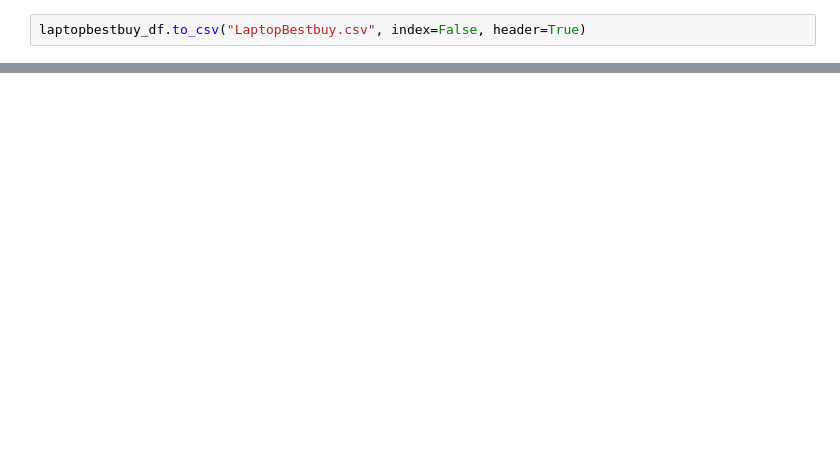
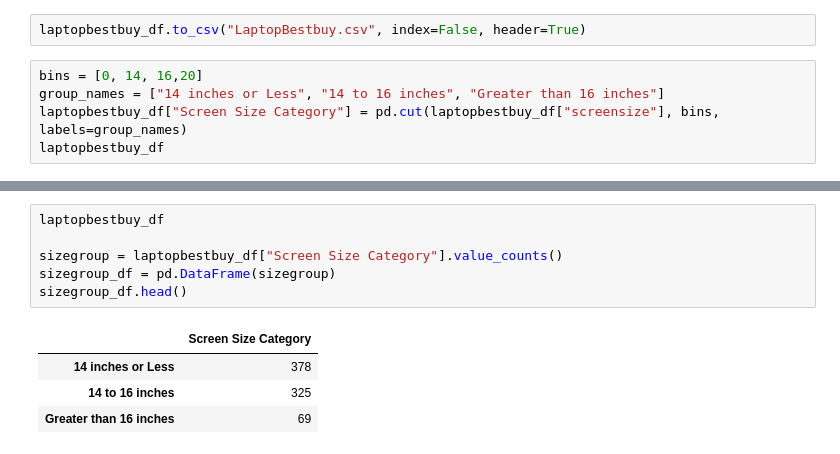
Before and after one commit to craigpreid/HackNSlack, a Jupyter notebook: LaptopBestbuy.ipynb, the cells around one changed output, grey strips where cells are left out. Saved outputs shown, nothing was run; the diff lists cells and outputs as text; blank space fills up the shorter version.

```diff
--- a/LaptopBestbuy.ipynb
+++ b/LaptopBestbuy.ipynb
@@ -80,2 +104,7 @@ laptopbestbuy_df
 # %%
 laptopbestbuy_df.to_csv("LaptopBestbuy.csv", index=False, header=True)
+# %%
+bins = [0, 14, 16,20]
+group_names = ["14 inches or Less", "14 to 16 inches", "Greater than 16 inches"]
+laptopbestbuy_df["Screen Size Category"] = pd.cut(laptopbestbuy_df["screensize"], bins, labels=group_names)
+laptopbestbuy_df
@@ -81,0 +130,11 @@ laptopbestbuy_df.to_csv("LaptopBestbuy.csv", index=False, header=True)
+# %%
+laptopbestbuy_df
+
+sizegroup = laptopbestbuy_df["Screen Size Category"].value_counts()
+sizegroup_df = pd.DataFrame(sizegroup)
+sizegroup_df.head()
+# %% [output]
+|  | Screen Size Category |
+| 14 inches or Less | 378 |
+| 14 to 16 inches | 325 |
+| Greater than 16 inches | 69 |
```
Also changed, not shown: parts of 8 cells of this notebook, 1 other file.
